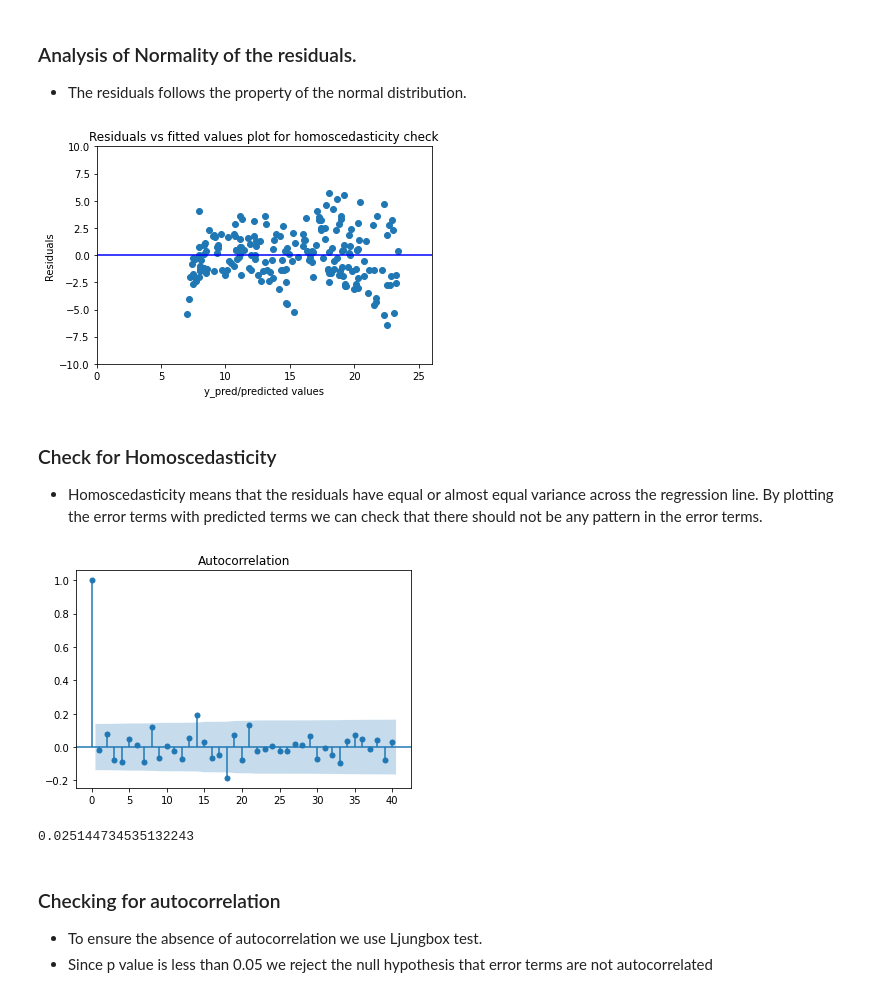
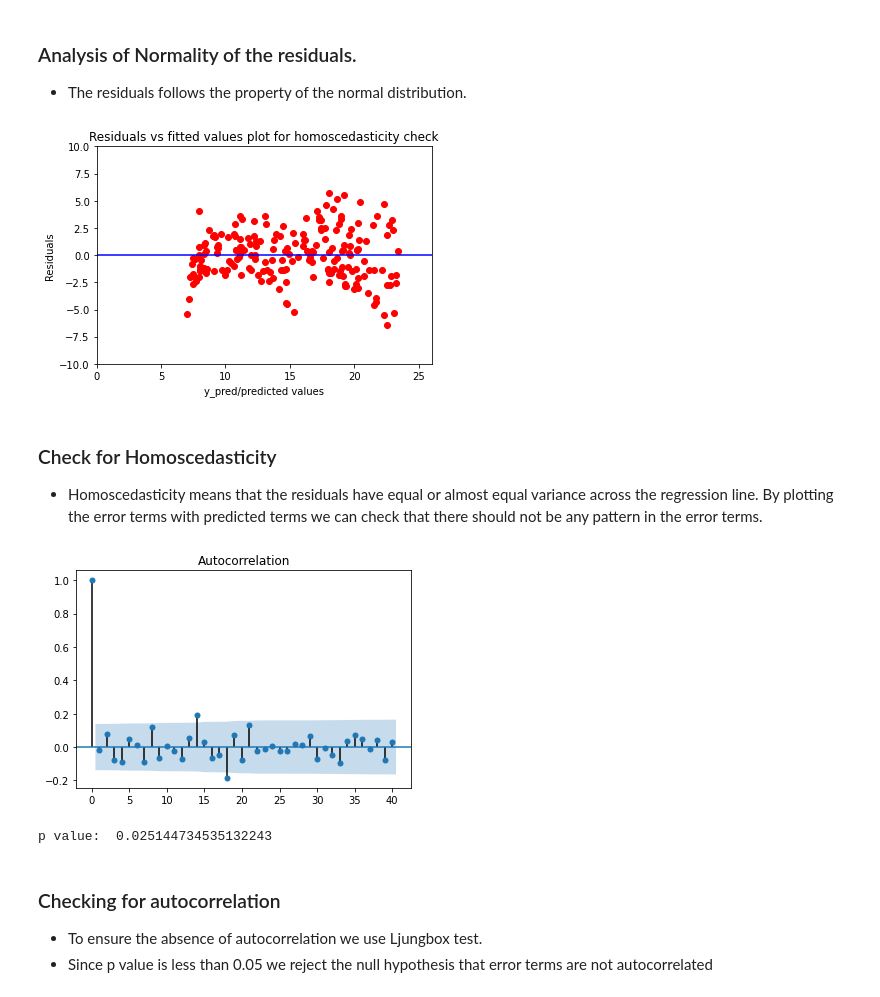
Before and after one commit to Machine-Learning-Insights/Algorithms, a Jupyter notebook: Linear_regression/linear_regression.ipynb, the cells around one changed output. Cells and saved outputs as stored; diff of their text form; code cells hidden in the pictures.

```diff
--- a/Linear_regression/linear_regression.ipynb
+++ b/Linear_regression/linear_regression.ipynb
@@ -150,16 +183,16 @@ plt.show()
 ### Analysis of Normality of the residuals.
 * The residuals follows the property of the normal distribution.
 # %%
-plt.scatter(predictions,residuals)
+plt.scatter(predictions,residuals,color='red')
 plt.xlabel('y_pred/predicted values')
 plt.ylabel('Residuals')
 plt.ylim(-10,10)
 plt.xlim(0,26)
 sns.lineplot([0,26],[0,0],color='blue')
 plt.title('Residuals vs fitted values plot for homoscedasticity check')
 plt.show()
 # %% [output]
-[figure, old version]
+[figure, new version]
 # %% [markdown]
 ### Check for Homoscedasticity
 * Homoscedasticity means that the residuals have equal or almost equal variance across the regression line. By plotting the error terms with predicted terms we can check that there should not be any pattern in the error terms.
@@ -168,10 +201,10 @@ import statsmodels.api as sm
 sm.graphics.tsa.plot_acf(residuals, lags=40)
 plt.show()
 from statsmodels.stats import diagnostic as diag
-min(diag.acorr_ljungbox(residuals , lags = 40)[1])
+print("p value: ",min(diag.acorr_ljungbox(residuals , lags = 40)[1]))
 # %% [output]
-[figure, old version]
+[figure, new version]
-0.025144734535132243
+p value:  0.025144734535132243
 # %% [markdown]
 ### Checking for autocorrelation
 * To ensure the absence of autocorrelation we use Ljungbox test.
```
Also changed, not shown: parts of 35 cells of this notebook, 2 other files.
